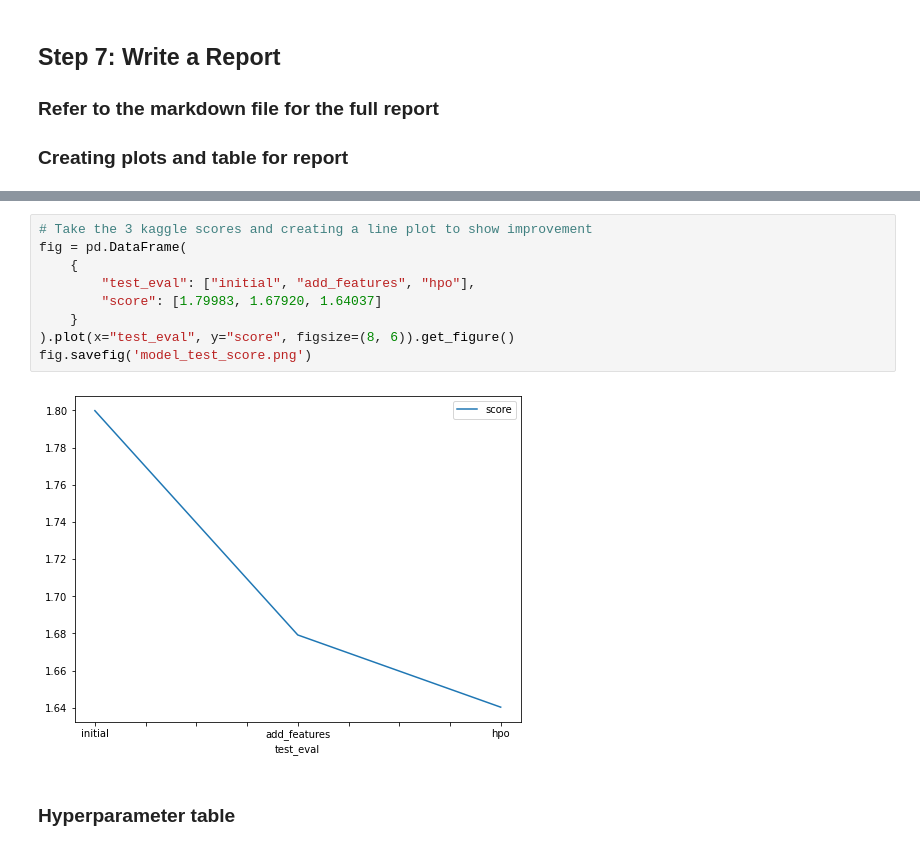
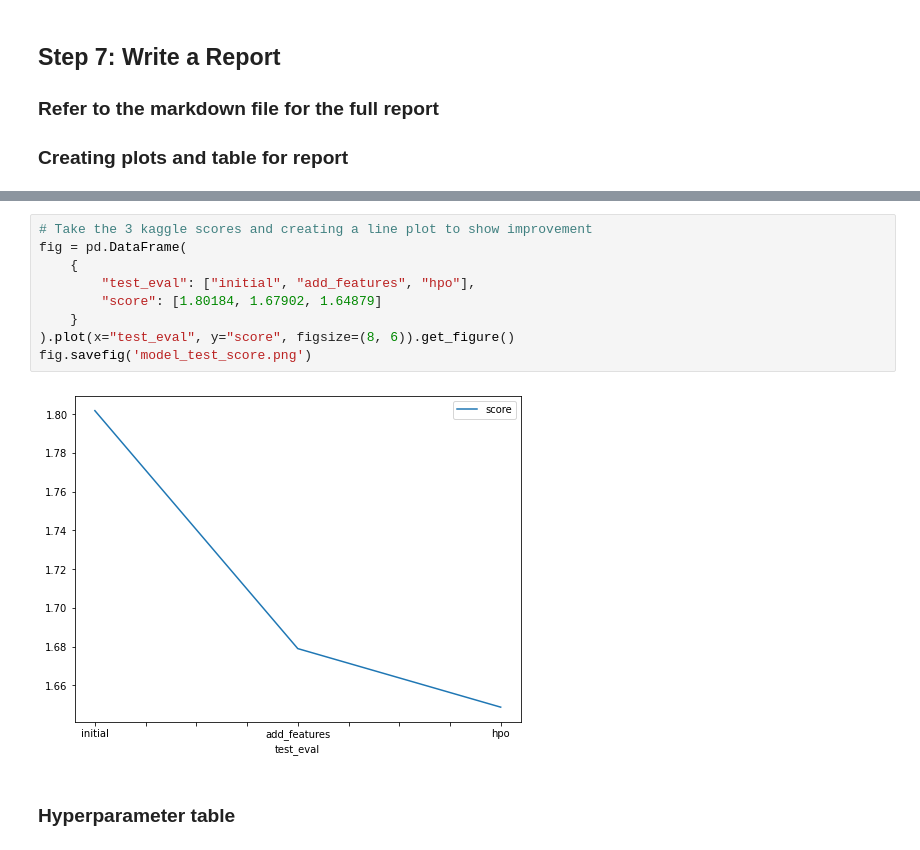
Before and after one commit to Sjoerd457/nd009t-c1-intro-to-ml-project-starter, a Jupyter notebook: project-template.ipynb, the cells around one changed output, grey strips where cells are left out. Drawn from its saved outputs; the diff is of its cells as text.

```diff
--- a/project-template.ipynb
+++ b/project-template.ipynb
@@ -912,14 +940,14 @@ fig.savefig('model_train_score.png')
 # %%
 # Take the 3 kaggle scores and creating a line plot to show improvement
 fig = pd.DataFrame(
     {
         "test_eval": ["initial", "add_features", "hpo"],
-        "score": [1.79983, 1.67920, 1.64037]
+        "score": [1.80184, 1.67902, 1.64879]
     }
 ).plot(x="test_eval", y="score", figsize=(8, 6)).get_figure()
 fig.savefig('model_test_score.png')
 # %% [output]
-[figure, old version]
+[figure, new version]
 # %% [markdown]
 ### Hyperparameter table
 # %%
```
Also changed, not shown: parts of 50 cells of this notebook, 3 other files.
